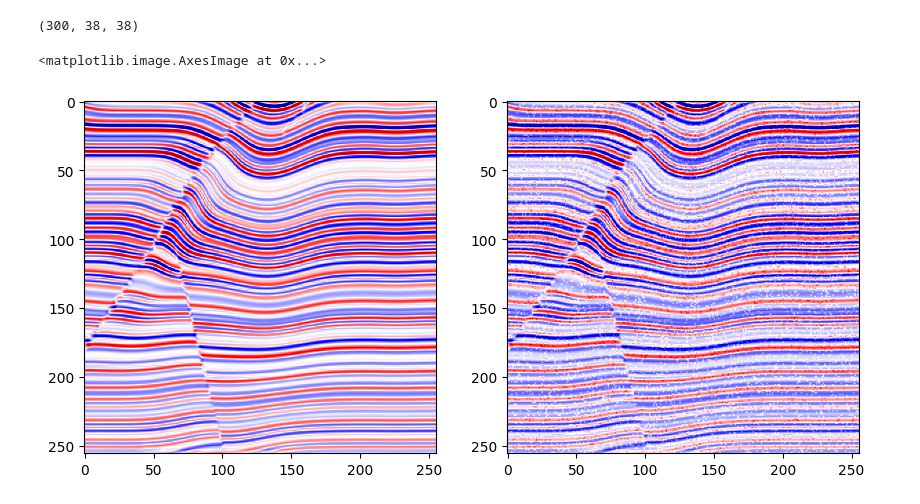
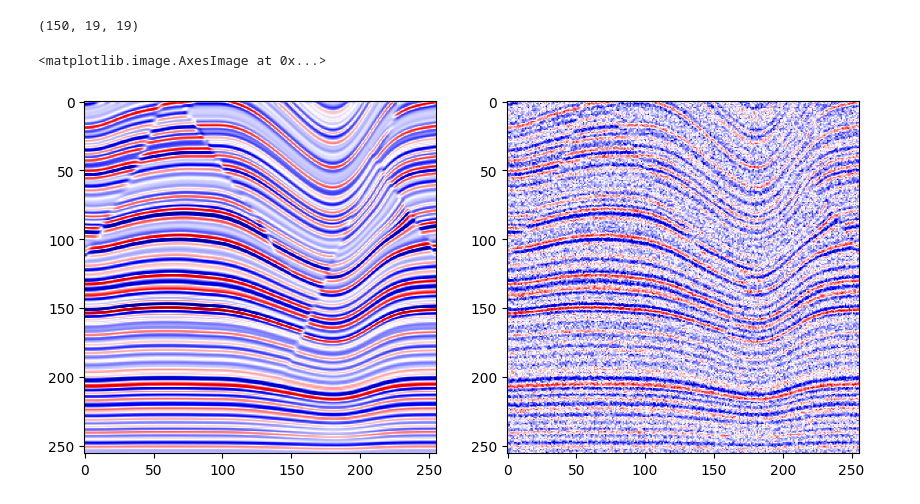
Before and after one commit to leonsuarez24/LORA_Test, a Jupyter notebook: tests.ipynb, the cells around one changed output. Drawn from its saved outputs; the diff is of its cells as text; code cells hidden in the pictures.

Commit message:
dataset ready

```diff
--- a/tests.ipynb
+++ b/tests.ipynb
@@ -34,15 +30,15 @@ ax[1].imshow(dataset[0][1].squeeze(), cmap='seismic')
 # %%
-trainloader, valoader, testloader = get_dataloader(batch_size=32, num_workers=4, data_path='data/dataset_reshaped.npy')
+trainloader, valoader, testloader = get_dataloader(batch_size=32, num_workers=1, data_path='data/dataset_reshaped.npy', im_size=(256,256))
 # %%
 len(trainloader), len(valoader), len(testloader)
 # %% [output]
-(300, 38, 38)
+(150, 19, 19)
 # %%
 img, degr = next(iter(trainloader))
 # %%
 fig, ax = plt.subplots(1,2, figsize=(10,5))
-ax[0].imshow(img[0].squeeze(), cmap='seismic')
-ax[1].imshow(degr[0].squeeze(), cmap='seismic')
+ax[0].imshow(img[-1].squeeze(), cmap='seismic')
+ax[1].imshow(degr[-1].squeeze(), cmap='seismic')
 # %% [output]
 <matplotlib.image.AxesImage at 0x...>
-[figure, old version]
+[figure, new version]
```
Also changed, not shown: parts of 5 cells of this notebook, 1 other file.
